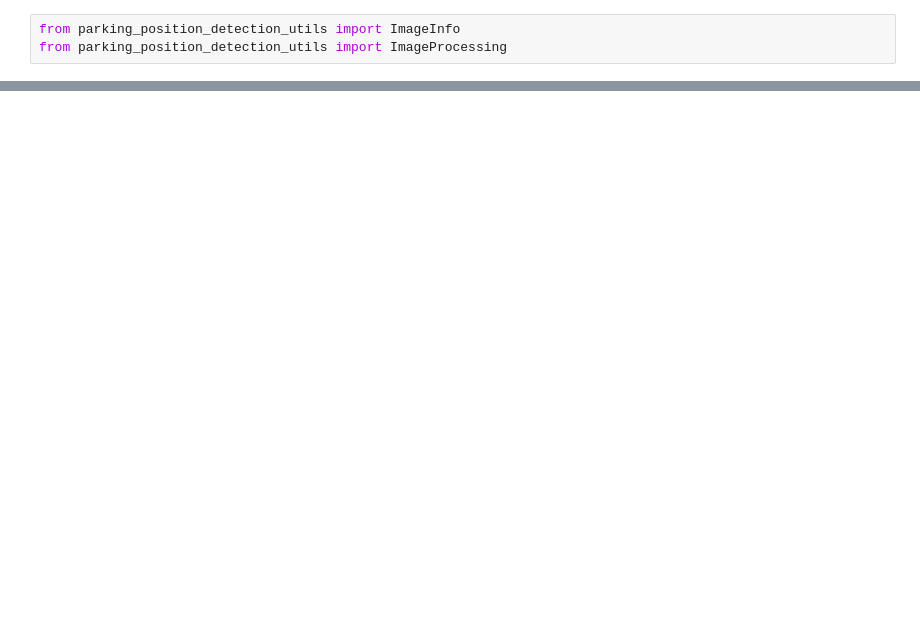
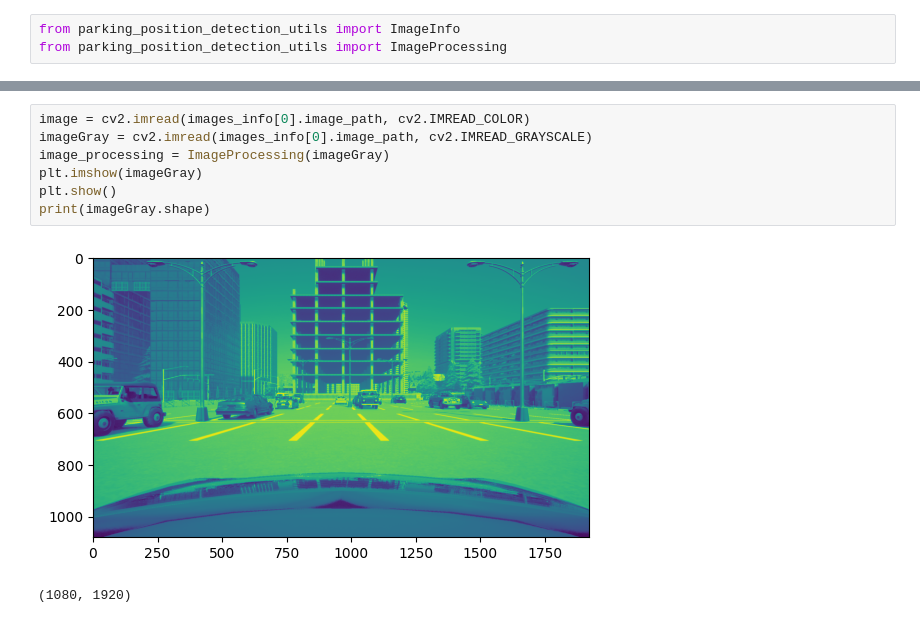
Before and after one commit to rubenmartinezgonzalez94/UADY-carla-tests, a Jupyter notebook: simulations/Lane_detection/Lane_detection.ipynb, the cells around one changed output, grey strips where cells are left out. Saved outputs shown, nothing was run; the diff lists cells and outputs as text; blank space fills up the shorter version.

```diff
--- a/simulations/Lane_detection/Lane_detection.ipynb
+++ b/simulations/Lane_detection/Lane_detection.ipynb
@@ -6,0 +29,10 @@ from parking_position_detection_utils import ImageProcessing
+# %%
+image = cv2.imread(images_info[0].image_path, cv2.IMREAD_COLOR)
+imageGray = cv2.imread(images_info[0].image_path, cv2.IMREAD_GRAYSCALE)
+image_processing = ImageProcessing(imageGray)
+plt.imshow(imageGray)
+plt.show()
+print(imageGray.shape)
+# %% [output]
+[figure, added]
+(1080, 1920)
```
Also changed, not shown: parts of 27 cells of this notebook, 1 other file.
